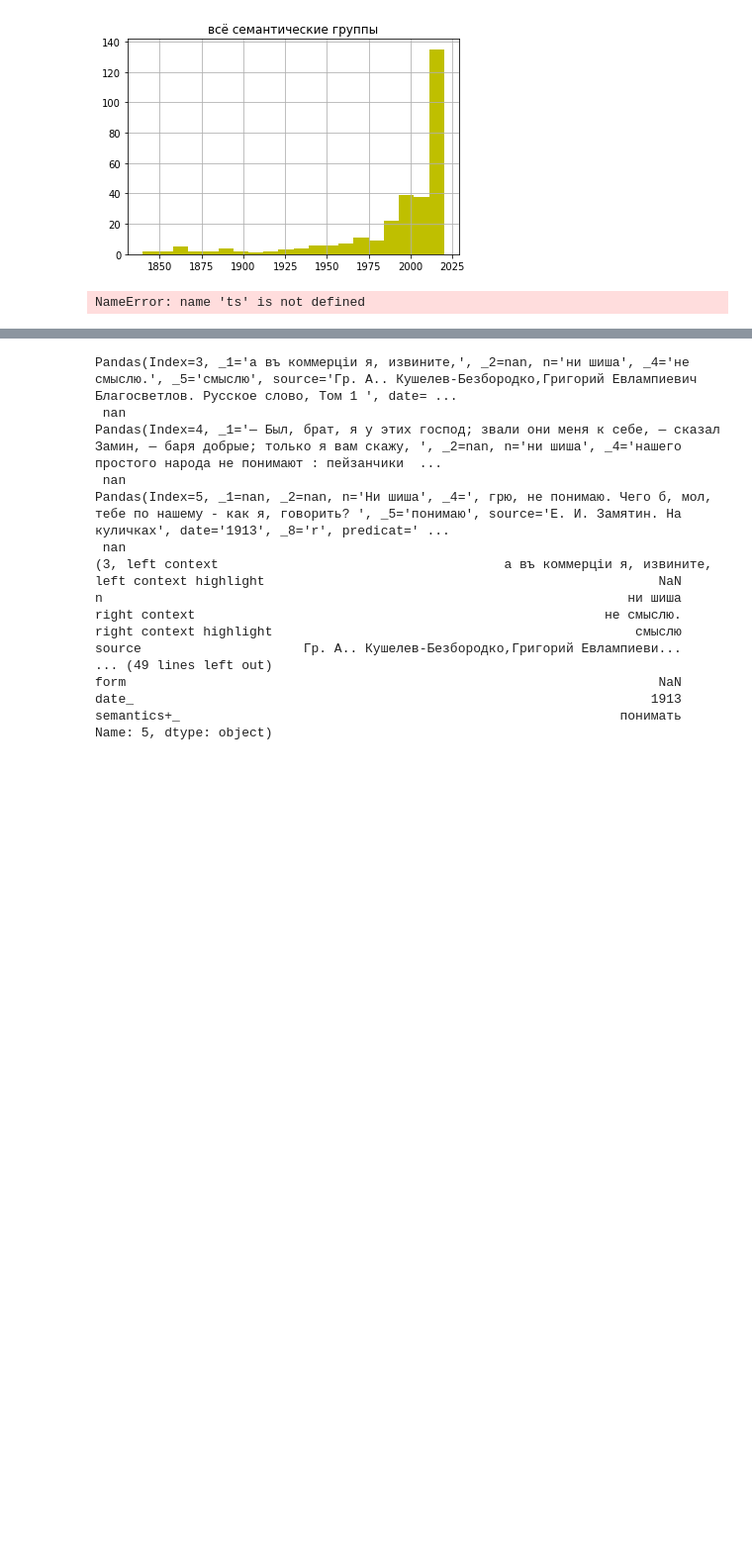
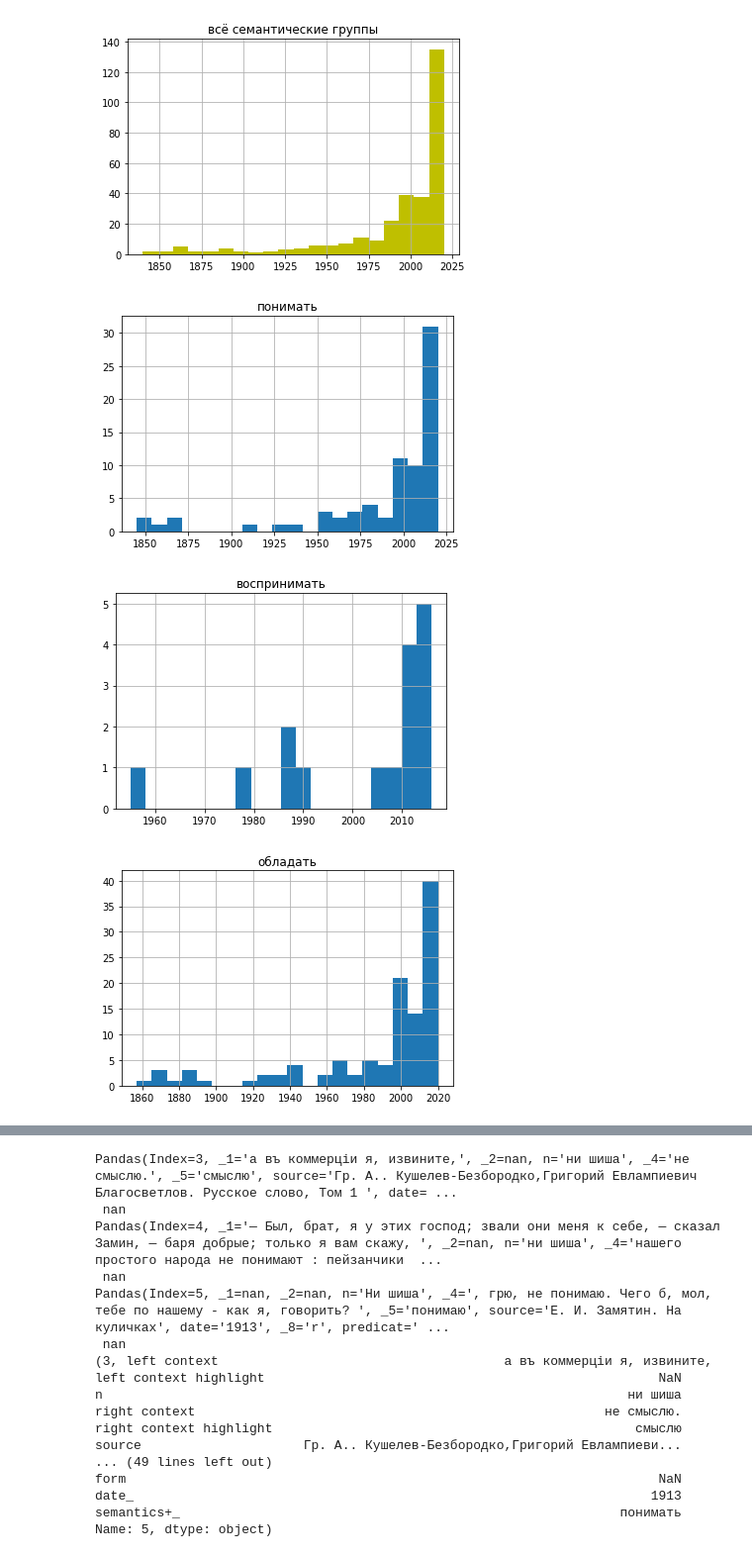
Before and after one commit to marchdown/schisch, a Jupyter notebook: schisch.ipynb, the cells around one changed output, grey strips where cells are left out. Shown: that part at 99% size. Saved outputs shown, nothing was run; the diff lists cells and outputs as text; code cells hidden in the pictures; blank space fills up the shorter version.

```diff
--- a/schisch.ipynb
+++ b/schisch.ipynb
@@ -22,13 +22,16 @@ types = list(data['semantics+_'].unique())
 # %%
 #data[['semantics+_', 'date_']].plot()
 data['date_'].hist(bins=20, color='y')
 plt.title('всё семантические группы')
 plt.show()
+ts = []
 for t in types:
     ts.append(data['date_'][data['semantics+']==t][1844 <= data['date_']])
     data[['date_', 'semantics+_']][data['semantics+']==t][1844 <= data['date_']].hist(bins=20)
     plt.title(t)
     plt.show()
 # %% [output]
 [figure]
-NameError: name 'ts' is not defined
+[figure, added]
+[figure, added]
+[figure, added]
```
Also changed, not shown: parts of 4 cells of this notebook.
